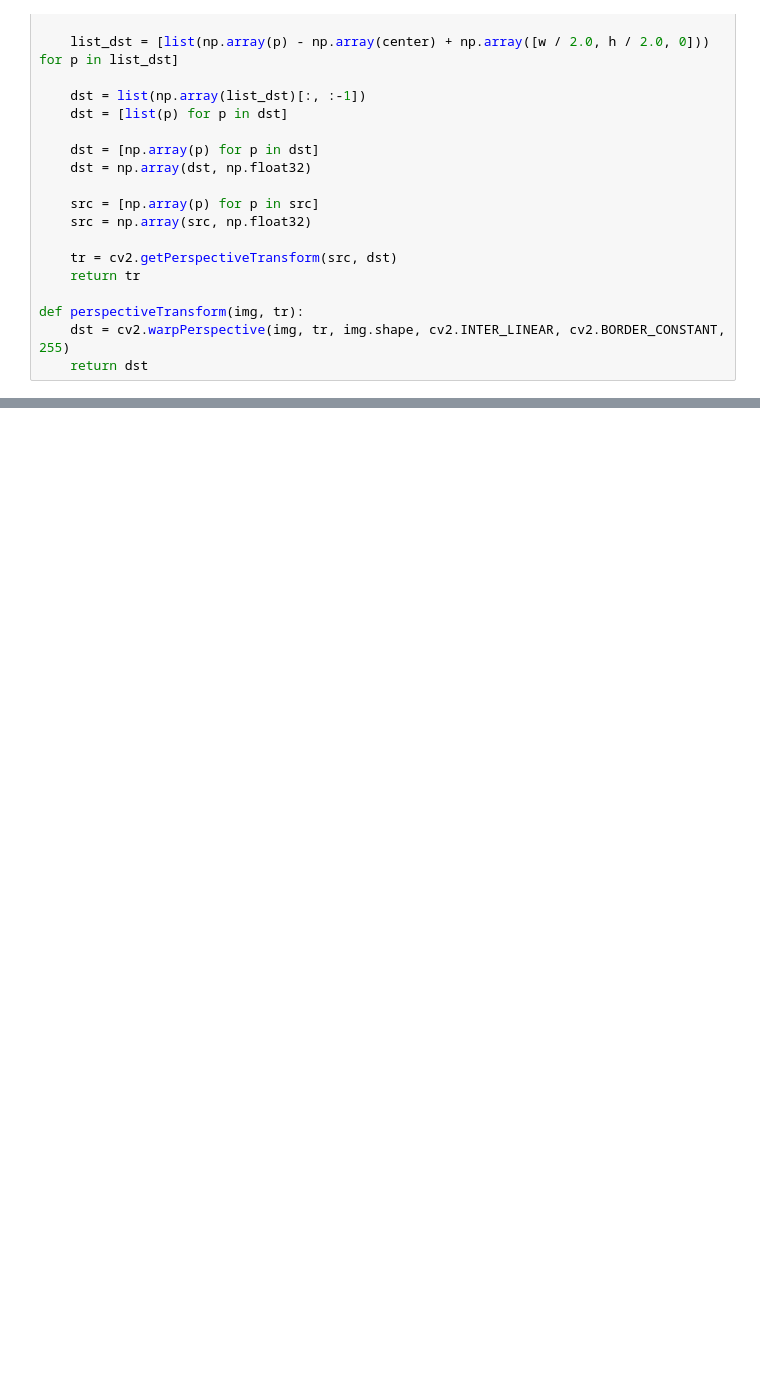
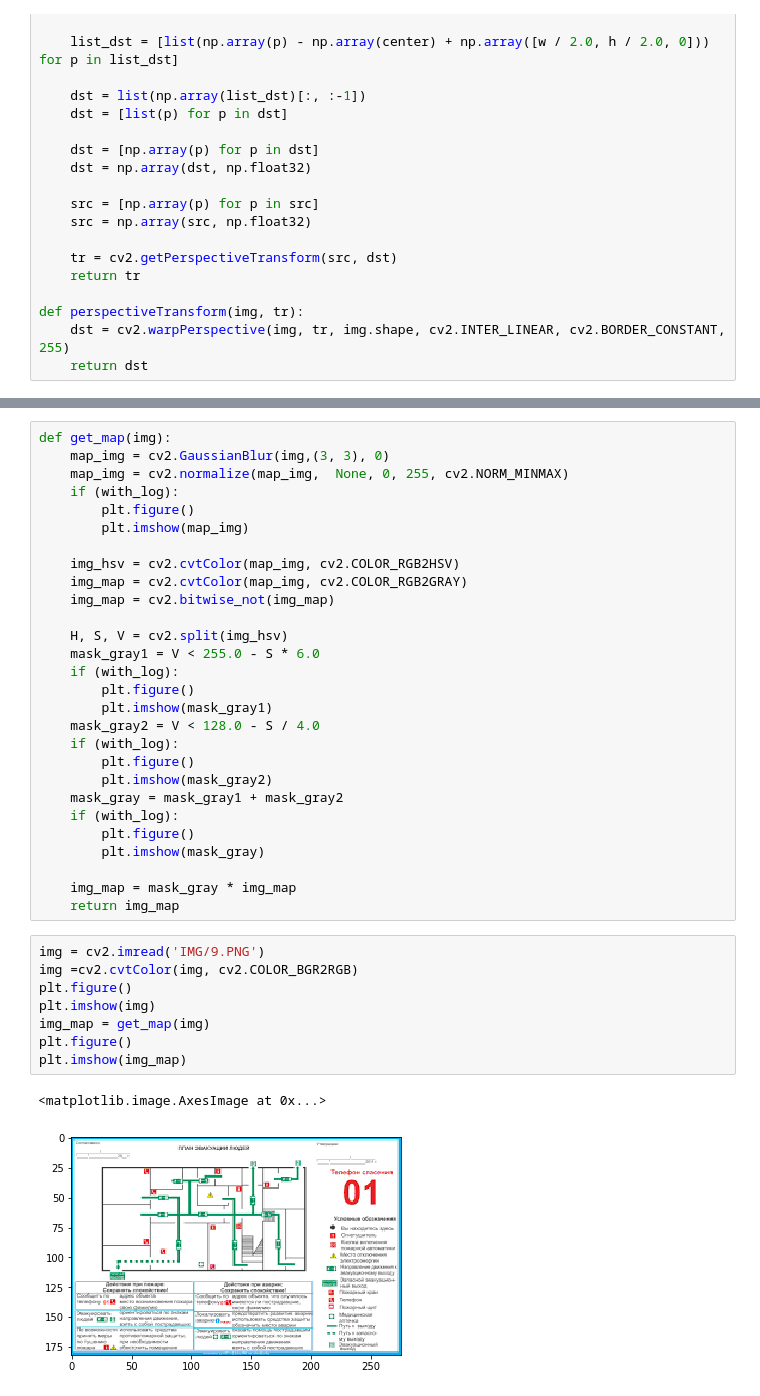
Before and after one commit to AlexeyBursikov/Map_reading, a Jupyter notebook: rectification.ipynb, the cells around one changed output, grey strips where cells are left out. Saved outputs shown, nothing was run; the diff lists cells and outputs as text; blank space fills up the shorter version.

```diff
--- a/rectification.ipynb
+++ b/rectification.ipynb
@@ -582,0 +461,39 @@ plt.imshow(warped)
+# %%
+def get_map(img):
+    map_img = cv2.GaussianBlur(img,(3, 3), 0)
+    map_img = cv2.normalize(map_img,  None, 0, 255, cv2.NORM_MINMAX)
+    if (with_log):
+        plt.figure()
+        plt.imshow(map_img)
+
+    img_hsv = cv2.cvtColor(map_img, cv2.COLOR_RGB2HSV)
+    img_map = cv2.cvtColor(map_img, cv2.COLOR_RGB2GRAY)
+    img_map = cv2.bitwise_not(img_map)
+
+    H, S, V = cv2.split(img_hsv)
+    mask_gray1 = V < 255.0 - S * 6.0
+    if (with_log):
+        plt.figure()
+        plt.imshow(mask_gray1)
+    mask_gray2 = V < 128.0 - S / 4.0
+    if (with_log):
+        plt.figure()
+        plt.imshow(mask_gray2)
+    mask_gray = mask_gray1 + mask_gray2
+    if (with_log):
+        plt.figure()
+        plt.imshow(mask_gray)
+
+    img_map = mask_gray * img_map
+    return img_map
+# %%
+img = cv2.imread('IMG/9.PNG')
+img =cv2.cvtColor(img, cv2.COLOR_BGR2RGB)
+plt.figure()
+plt.imshow(img)
+img_map = get_map(img)
+plt.figure()
+plt.imshow(img_map)
+# %% [output]
+<matplotlib.image.AxesImage at 0x...>
+[figure, added]
```
Also changed, not shown: parts of 11 cells of this notebook, 9 other files.
